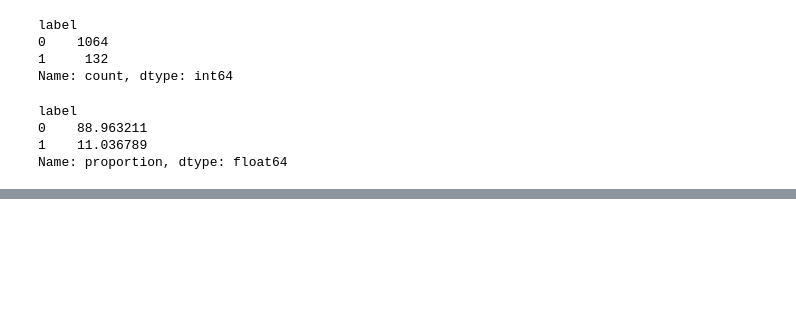
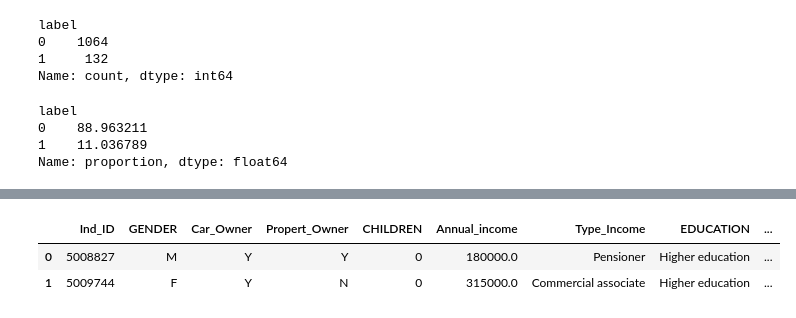
Before and after one commit to bey7717/Finance-Projects, a Jupyter notebook: analysis.ipynb, the cells around one changed output, grey strips where cells are left out. Cells and saved outputs as stored; diff of their text form; code cells hidden in the pictures; blank space fills up the shorter version.

```diff
--- a/analysis.ipynb
+++ b/analysis.ipynb
@@ -417,0 +492,6 @@ Name: proportion, dtype: float64
+# %%
+df_merged.head(2)
+# %% [output]
+|  | Ind_ID | GENDER | Car_Owner | Propert_Owner | CHILDREN | Annual_income | Type_Income | EDUCATION | ... |
+| 0 | 5008827 | M | Y | Y | 0 | 180000.0 | Pensioner | Higher education | ... |
+| 1 | 5009744 | F | Y | N | 0 | 315000.0 | Commercial associate | Higher education | ... |
```
Also changed, not shown: parts of 11 cells of this notebook, 33 other files.
